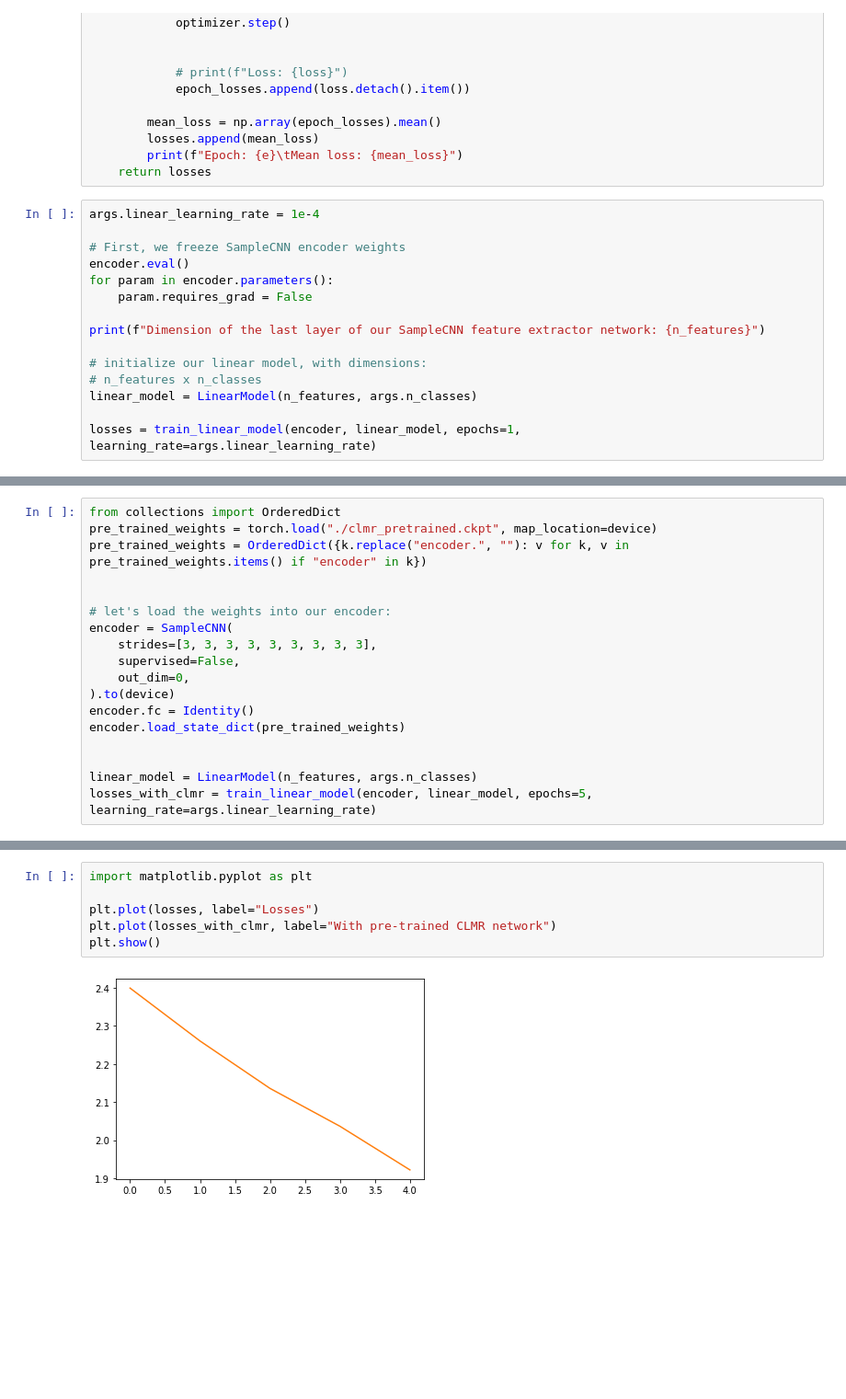
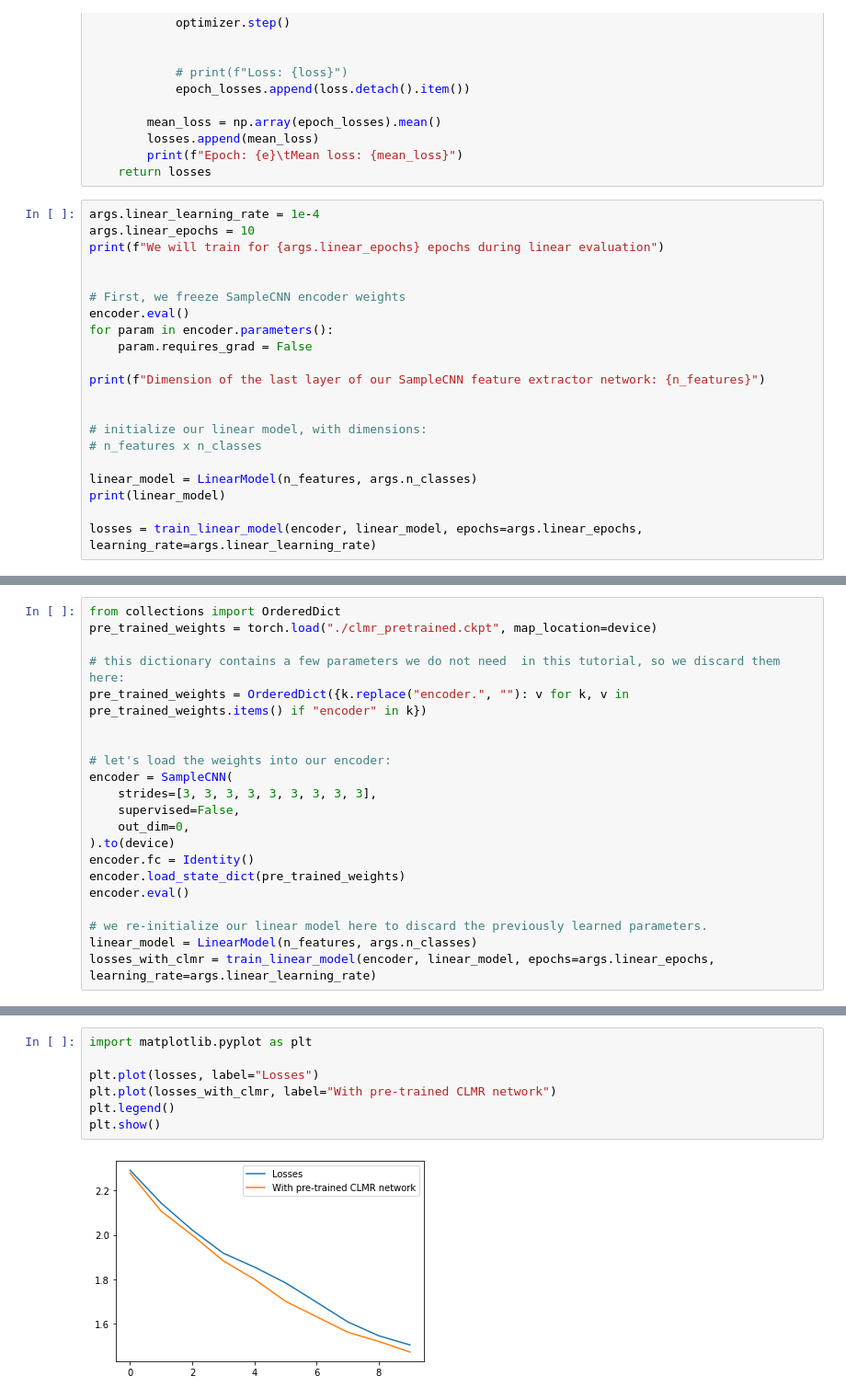
Before and after one commit to music-classification/tutorial, a Jupyter notebook: book/part5_beyond/self-supervised-learning.ipynb, the cells around one changed output, grey strips where cells are left out. Shown at 92% size. Saved outputs shown, nothing was run; the diff lists cells and outputs as text; blank space fills up the shorter version.

```diff
--- a/book/part5_beyond/self-supervised-learning.ipynb
+++ b/book/part5_beyond/self-supervised-learning.ipynb
@@ -616,6 +616,9 @@ def train_linear_model(encoder, linear_model, epochs, learning_rate):
     return losses
 # %%
 args.linear_learning_rate = 1e-4
+args.linear_epochs = 10
+print(f"We will train for {args.linear_epochs} epochs during linear evaluation")
+
 
 # First, we freeze SampleCNN encoder weights
 encoder.eval()
@@ -624,9 +627,12 @@ for param in encoder.parameters():
 
 print(f"Dimension of the last layer of our SampleCNN feature extractor network: {n_features}")
 
+
 # initialize our linear model, with dimensions:
 # n_features x n_classes
+
 linear_model = LinearModel(n_features, args.n_classes)
+print(linear_model)
 
-losses = train_linear_model(encoder, linear_model, epochs=1, learning_rate=args.linear_learning_rate)
+losses = train_linear_model(encoder, linear_model, epochs=args.linear_epochs, learning_rate=args.linear_learning_rate)
 # %% [output]
@@ -656,6 +708,8 @@ Pre-training the encoder takes a while to complete, so let's load the pre-traine
 # %%
 from collections import OrderedDict
 pre_trained_weights = torch.load("./clmr_pretrained.ckpt", map_location=device)
+
+# this dictionary contains a few parameters we do not need  in this tutorial, so we discard them here:
 pre_trained_weights = OrderedDict({k.replace("encoder.", ""): v for k, v in pre_trained_weights.items() if "encoder" in k})
 
 
@@ -667,8 +721,9 @@ encoder = SampleCNN(
 ).to(device)
 encoder.fc = Identity()
 encoder.load_state_dict(pre_trained_weights)
+encoder.eval()
 
-
+# we re-initialize our linear model here to discard the previously learned parameters.
 linear_model = LinearModel(n_features, args.n_classes)
-losses_with_clmr = train_linear_model(encoder, linear_model, epochs=5, learning_rate=args.linear_learning_rate)
+losses_with_clmr = train_linear_model(encoder, linear_model, epochs=args.linear_epochs, learning_rate=args.linear_learning_rate)
 # %% [output]
@@ -680,8 +754,9 @@ Epoch: 4        Mean loss: 1.9219179451465607
 # %%
 import matplotlib.pyplot as plt
 
 plt.plot(losses, label="Losses")
 plt.plot(losses_with_clmr, label="With pre-trained CLMR network")
+plt.legend()
 plt.show()
 # %% [output]
-[figure, old version]
+[figure, new version]
```
Also changed, not shown: parts of 11 cells of this notebook.
